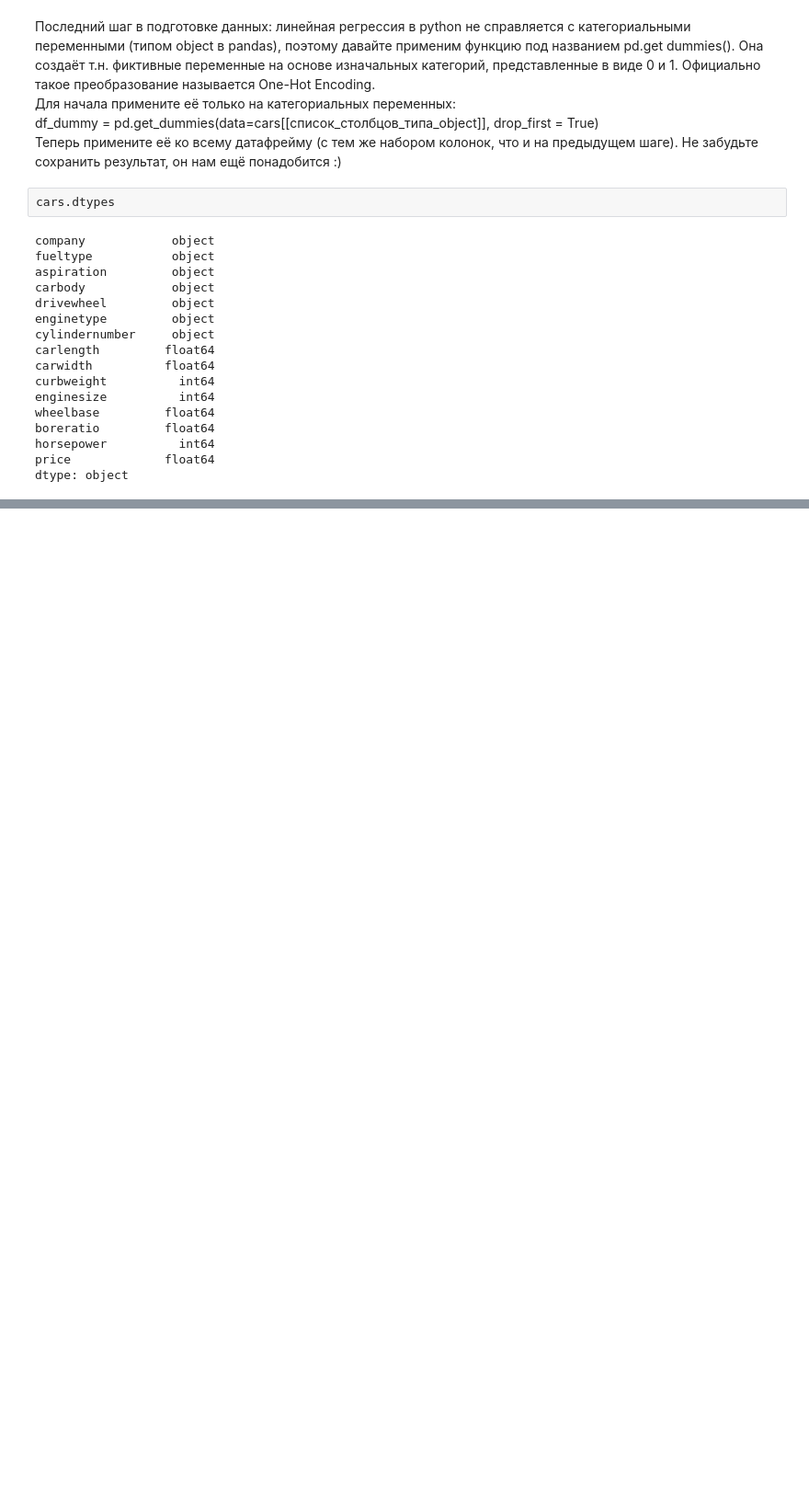
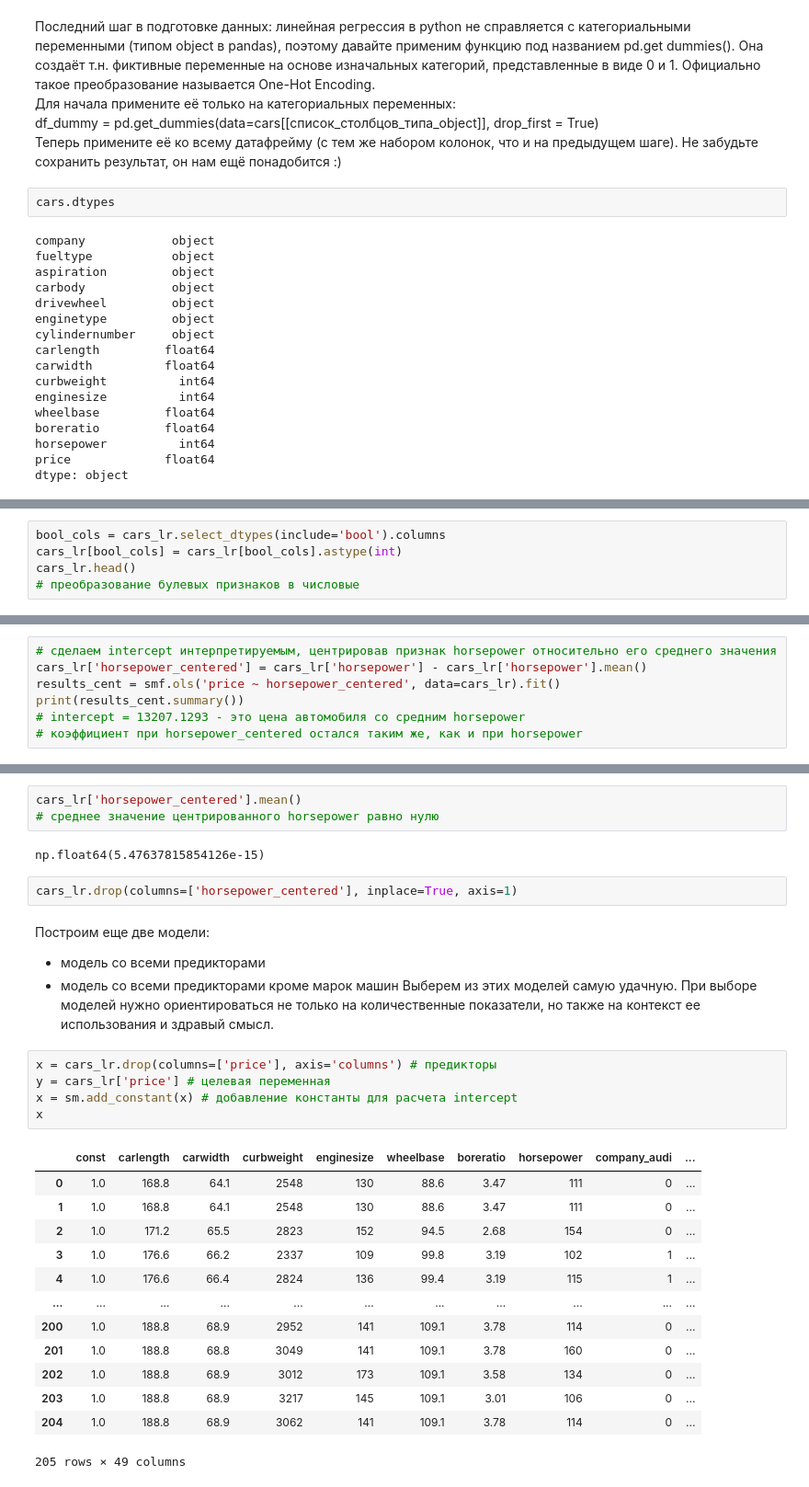
Before and after one commit to Praldmur/Simulation, a Jupyter notebook: 6_mod/7.ipynb, the cells around one changed output, grey strips where cells are left out. Shown: that part at 92% size. Drawn from its saved outputs; the diff is of its cells as text; blank space fills up the shorter version.

```diff
--- a/6_mod/7.ipynb
+++ b/6_mod/7.ipynb
@@ -174,3 +173,8 @@ cars_lr.head()
 | 3 | 176.6 | 66.2 | 2337 | 109 | 99.8 | 3.19 | 102 | 13950.0 | True | ... |
 | 4 | 176.6 | 66.4 | 2824 | 136 | 99.4 | 3.19 | 115 | 17450.0 | True | ... |
 5 rows × 49 columns
+# %%
+bool_cols = cars_lr.select_dtypes(include='bool').columns
+cars_lr[bool_cols] = cars_lr[bool_cols].astype(int)
+cars_lr.head()
+# преобразование булевых признаков в числовые
@@ -176,0 +217,7 @@ cars_lr.head()
+# %%
+# сделаем intercept интерпретируемым, центрировав признак horsepower относительно его среднего значения
+cars_lr['horsepower_centered'] = cars_lr['horsepower'] - cars_lr['horsepower'].mean()
+results_cent = smf.ols('price ~ horsepower_centered', data=cars_lr).fit()
+print(results_cent.summary())
+# intercept = 13207.1293 - это цена автомобиля со средним horsepower
+# коэффициент при horsepower_centered остался таким же, как и при horsepower
@@ -176,0 +257,31 @@ cars_lr.head()
+# %%
+cars_lr['horsepower_centered'].mean()
+# среднее значение центрированного horsepower равно нулю
+# %% [output]
+np.float64(5.47637815854126e-15)
+# %%
+cars_lr.drop(columns=['horsepower_centered'], inplace=True, axis=1)
+# %% [markdown]
+Построим еще две модели:
+- модель со всеми предикторами
+- модель со всеми предикторами кроме марок машин
+Выберем из этих моделей самую удачную. При выборе моделей нужно ориентироваться не только на количественные показатели, но также на контекст ее использования и здравый смысл.
+# %%
+x = cars_lr.drop(columns=['price'], axis='columns') # предикторы
+y = cars_lr['price'] # целевая переменная
+x = sm.add_constant(x) # добавление константы для расчета intercept
+x
+# %% [output]
+|  | const | carlength | carwidth | curbweight | enginesize | wheelbase | boreratio | horsepower | company_audi | ... |
+| 0 | 1.0 | 168.8 | 64.1 | 2548 | 130 | 88.6 | 3.47 | 111 | 0 | ... |
+| 1 | 1.0 | 168.8 | 64.1 | 2548 | 130 | 88.6 | 3.47 | 111 | 0 | ... |
+| 2 | 1.0 | 171.2 | 65.5 | 2823 | 152 | 94.5 | 2.68 | 154 | 0 | ... |
+| 3 | 1.0 | 176.6 | 66.2 | 2337 | 109 | 99.8 | 3.19 | 102 | 1 | ... |
+| 4 | 1.0 | 176.6 | 66.4 | 2824 | 136 | 99.4 | 3.19 | 115 | 1 | ... |
+| ... | ... | ... | ... | ... | ... | ... | ... | ... | ... | ... |
+| 200 | 1.0 | 188.8 | 68.9 | 2952 | 141 | 109.1 | 3.78 | 114 | 0 | ... |
+| 201 | 1.0 | 188.8 | 68.8 | 3049 | 141 | 109.1 | 3.78 | 160 | 0 | ... |
+| 202 | 1.0 | 188.8 | 68.9 | 3012 | 173 | 109.1 | 3.58 | 134 | 0 | ... |
+| 203 | 1.0 | 188.8 | 68.9 | 3217 | 145 | 109.1 | 3.01 | 106 | 0 | ... |
+| 204 | 1.0 | 188.8 | 68.9 | 3062 | 141 | 109.1 | 3.78 | 114 | 0 | ... |
+205 rows × 49 columns
```
Also changed, not shown: parts of 18 cells of this notebook.
